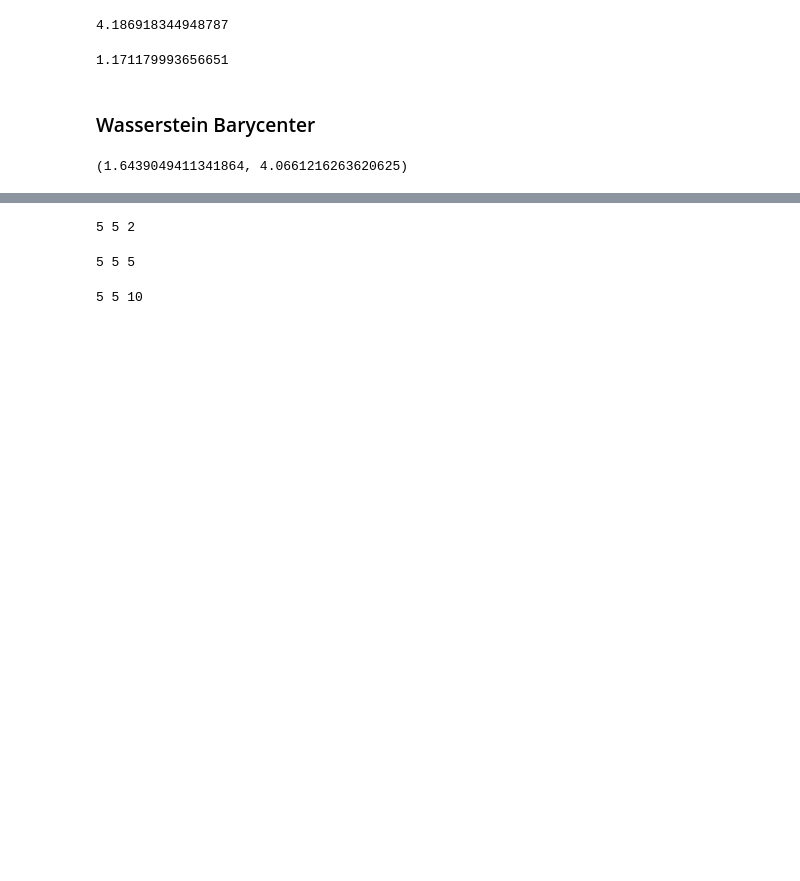
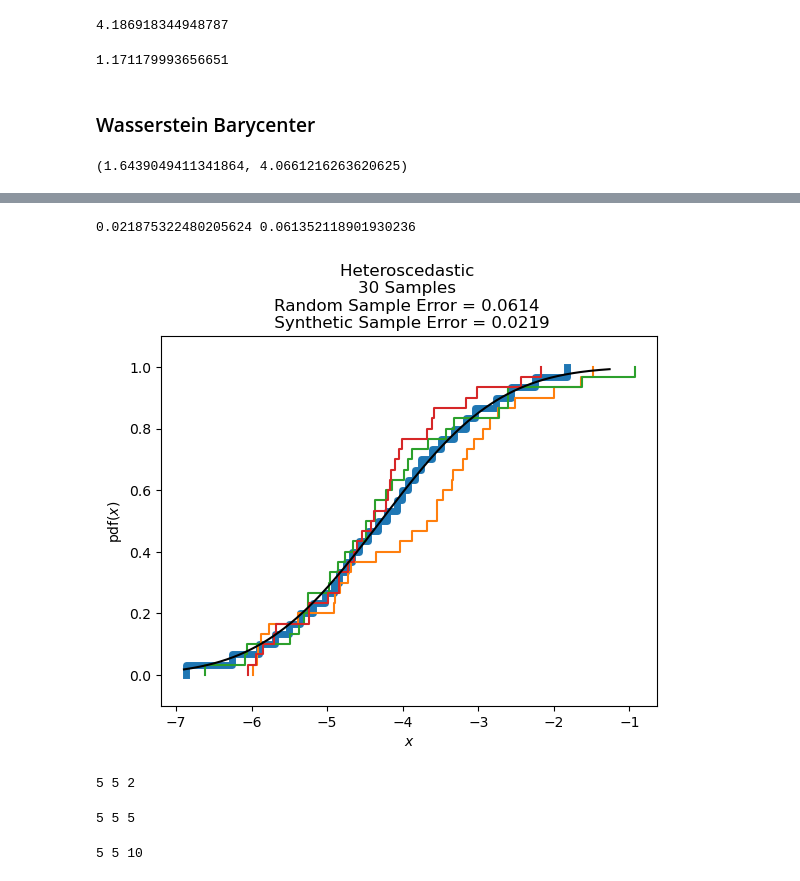
Before and after one commit to jacobf18/Dist-NN, a Jupyter notebook: nearest_neighbors.ipynb, the cells around one changed output, grey strips where cells are left out. Drawn from its saved outputs; the diff is of its cells as text; code cells hidden in the pictures; blank space fills up the shorter version.

```diff
--- a/nearest_neighbors.ipynb
+++ b/nearest_neighbors.ipynb
@@ -400,6 +314,7 @@ def evaluate_eta(data_table, mask, k, eta):
     """
     Run cross validation on the dataset with a given eta.
     """
+    n_rows, n_cols,_ = data_table.shape
     observed_inds = np.array([(i,j) for i,j in product(range(n_rows), range(n_cols)) if mask[i,j] == 1])
     np.random.shuffle(observed_inds)
     chunks = np.array_split(observed_inds, k)
@@ -471,3 +408,31 @@ def simulate_nn_location_scale(M, N, n, n_runs):
+# %%
+x_min = min(np.min(data_table[0,0]), np.min(est_dist))
+x_max = max(np.max(data_table[0,0]), np.max(est_dist))
+x = np.linspace(x_min, x_max, num = 1000)
+y = scipy.stats.norm.cdf(x, mean_rows[0], std_cols[0])
+
+# plt.hist(data_table[0,0], density = True, alpha = 0.8)
+# plt.hist(est_dist, density = True, alpha = 0.8)
+# plt.ecdf(data_table[0,0])
+plt.ecdf(est_dist, linewidth=5)
+for _ in range(3):
+    plt.ecdf(np.random.normal(mean_rows[0], std_cols[0], n))
+
+est_error = wasserstein2(empirical_quantile(est_dist), true_dists[0,0])
+true_error = wasserstein2(empirical_quantile(data_table[0,0]), true_dists[0,0])
+
+plt.plot(x,y, c='k')
+# plt.legend([" Random Sample", "Synthetic Sample", "True Distribution"])
+plt.title(f"Heteroscedastic \n{n} Samples \nRandom Sample Error = {true_error:.4f} \n Synthetic Sample Error = {est_error:.4f}")
+plt.xlabel("$x$")
+plt.ylabel("pdf($x$)")
+plt.ylim([-0.1,1.1])
+# plt.savefig(f"figures/denoising-diff-var-cdf-samples-{n}.pdf", bbox_inches="tight")
+
+print(est_error, true_error)
+# %% [output]
+0.021875322480205624 0.061352118901930236
+[figure, added]
 # %%
 errors = {}
 
```
Also changed, not shown: parts of 15 cells of this notebook, 2 other files.
